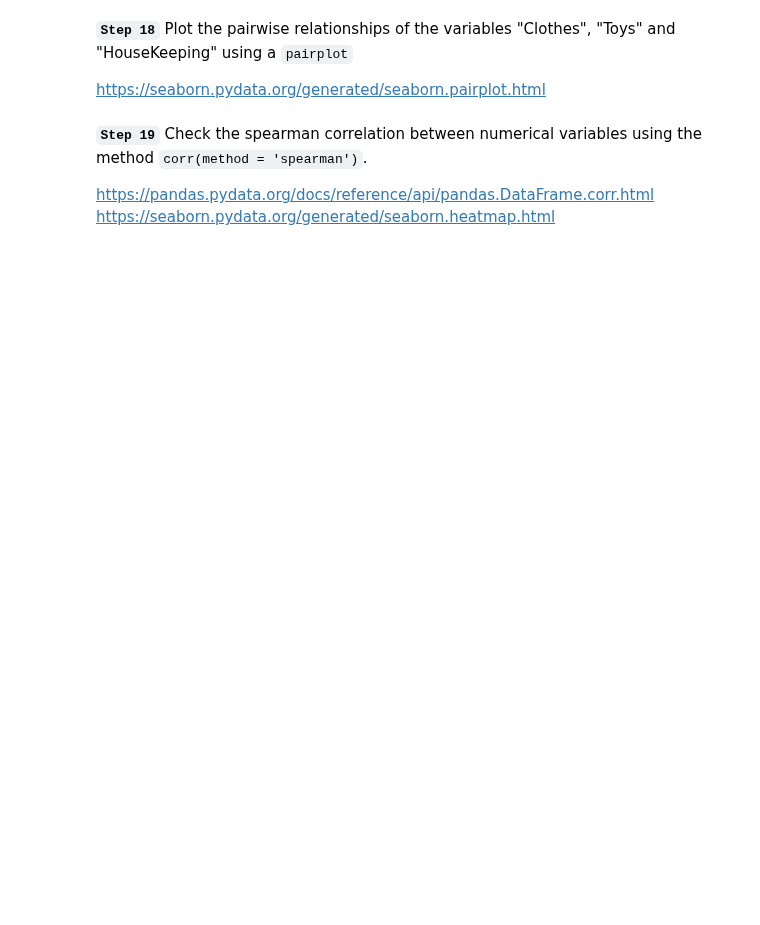
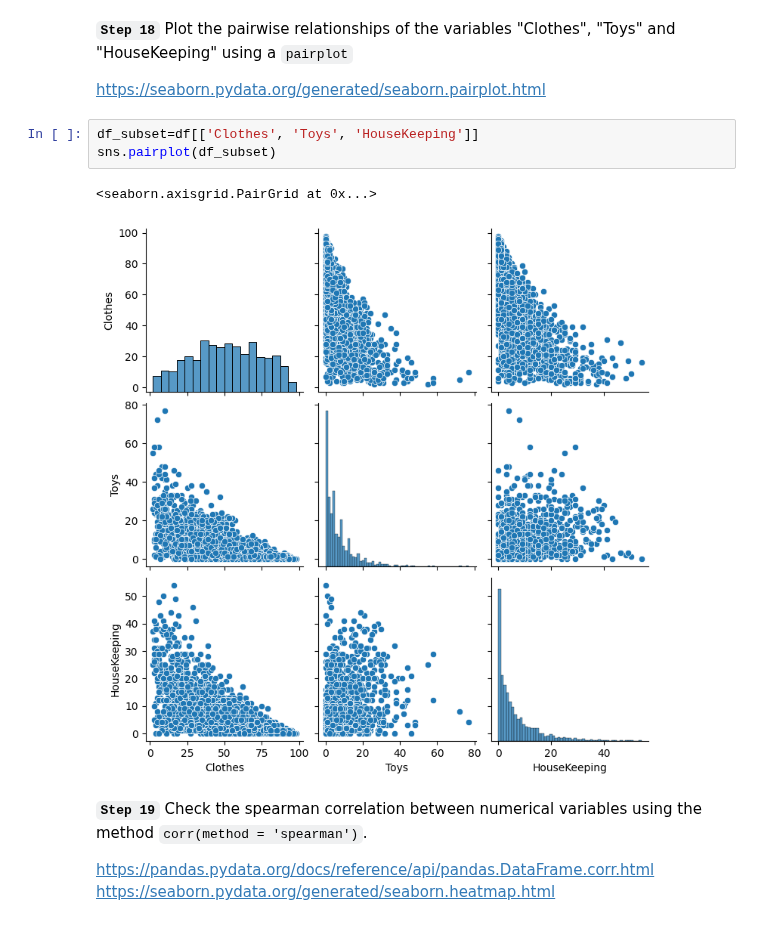
Before and after one commit to andreiacampos98/datascience_course, a Jupyter notebook: 8_machine_learning/aula2/LAB1 - Explore and Preprocess - ToFill.ipynb, the cells around one changed output. Cells and saved outputs as stored; diff of their text form; blank space fills up the shorter version.

```diff
--- a/8_machine_learning/aula2/LAB1 - Explore and Preprocess - ToFill.ipynb
+++ b/8_machine_learning/aula2/LAB1 - Explore and Preprocess - ToFill.ipynb
@@ -409,6 +662,12 @@ plt.savefig('my_plot.png', dpi = 300, transparent = True)
 __`Step 18`__ Plot the pairwise relationships of the variables "Clothes", "Toys" and "HouseKeeping" using a `pairplot`
 
 https://seaborn.pydata.org/generated/seaborn.pairplot.html
+# %%
+df_subset=df[['Clothes', 'Toys', 'HouseKeeping']]
+sns.pairplot(df_subset)
+# %% [output]
+<seaborn.axisgrid.PairGrid at 0x...>
+[figure, added]
 # %% [markdown]
 __`Step 19`__ Check the spearman correlation between numerical variables using the method `corr(method = 'spearman')`.
 
```
Also changed, not shown: parts of 69 cells of this notebook, 1 other file.
